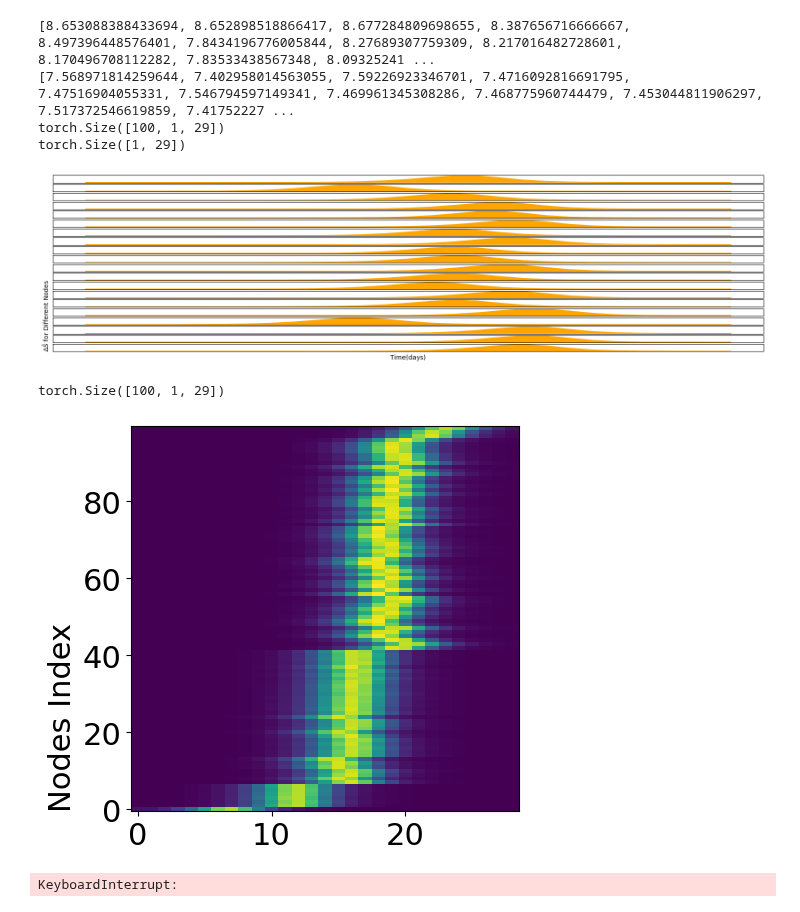
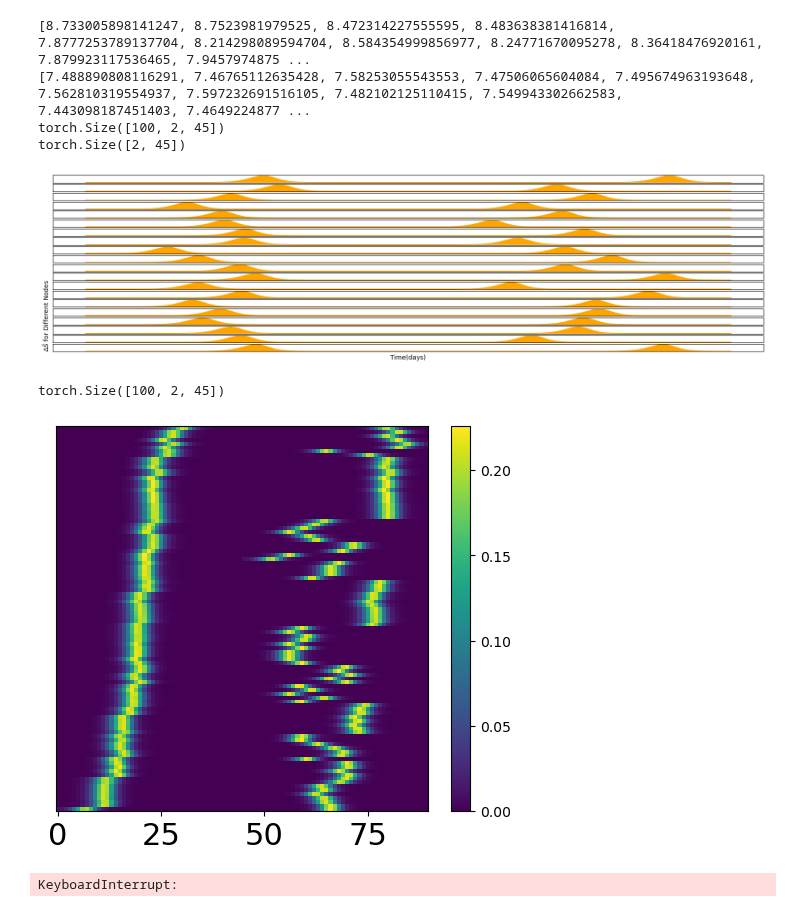
Before and after one commit to bizhili/Topology_Learning_Epis, a Jupyter notebook: test_multi_cities_no_att.ipynb, the cells around one changed output. Saved outputs shown, nothing was run; the diff lists cells and outputs as text; code cells hidden in the pictures.

```diff
--- a/test_multi_cities_no_att.ipynb
+++ b/test_multi_cities_no_att.ipynb
@@ -28,18 +28,18 @@ parser = argparse.ArgumentParser(description='Topology fitting parameters')
 pramameters.add_arguments(parser)
 paras= pramameters.read_arguments(parser)
 #preset
-paras.modelLoad= "AA"
+paras.modelLoad= "ATA"
 
 #realGraphs= ["contious_Africa", "contious_china", "contious_EU", "contious_usa", "mobility_german", "mobility_us"]
 realGraphs2= ["global_air", "us_air"]
 realGraphs3= ["us_air100", "us_air200", "us_air300", "us_air400", "spain_bus", "spain_car", "spain_plane", "spain_train"]
-paras.randomGraph= "ER"
+paras.randomGraph= "RGG"
 paras.weightModel= "identical"
 paras.epoches= 100000
 paras.intense= -1
 paras.seed= 13
 paras.plot= "spring"
-paras.strains= 1
+paras.strains= 2
 paras.dense= 0
 paras.identicalf= 0.01
 paras.n= 100
@@ -67,7 +67,6 @@ if printFlag!=1:
 plotFlag= 1
 
 device= paras.device if torch.cuda.is_available() else "cpu"
-
 
 P= population.population(paras.n, device= device)
 
@@ -177,40 +176,41 @@ if plotFlag==1:
     #plt.title(f"Example of {numPlot} nodes epidemic newly infected.")
 print(divide[i, :].shape)
 # %% [output]
-[8.653088388433694, 8.652898518866417, 8.677284809698655, 8.387656716666667, 8.497396448576401, 7.8434196776005844, 8.27689307759309, 8.217016482728601, 8.170496708112282, 7.83533438567348, 8.09325241 ...
-[7.568971814259644, 7.402958014563055, 7.59226923346701, 7.4716092816691795, 7.47516904055331, 7.546794597149341, 7.469961345308286, 7.468775960744479, 7.453044811906297, 7.517372546619859, 7.41752227 ...
-torch.Size([100, 1, 29])
-torch.Size([1, 29])
+[8.733005898141247, 8.7523981979525, 8.472314227555595, 8.483638381416814, 7.8777253789137704, 8.214298089594704, 8.584354999856977, 8.24771670095278, 8.36418476920161, 7.879923117536465, 7.9457974875 ...
+[7.488890808116291, 7.46765112635428, 7.58253055543553, 7.47506065604084, 7.495674963193648, 7.562810319554937, 7.597232691516105, 7.482102125110415, 7.549943302662583, 7.443098187451403, 7.4649224877 ...
+torch.Size([100, 2, 45])
+torch.Size([2, 45])
-[figure, old version]
+[figure, new version]
 # %%
 def rank_nodes_by_distance(G, source_node):
     # Get distances from the source_node to all other nodes
     distances = nx.single_source_shortest_path_length(G, source_node)
     # Sort nodes by distance from the source_node
     sorted_nodes = sorted(distances.items(), key=lambda x: x[1])
     # Return sorted nodes by their distance (excluding the distance values)
     return [node for node, _ in sorted_nodes]
 
 print(divide.shape)
 nodes_diantance_index= rank_nodes_by_distance(G, randomList[0])
 
 shapeY= divide.shape[0]
 shapeX= divide.shape[1]*divide.shape[2]
 divide2D= divide.reshape(shapeY, shapeX).cpu().detach()
 heatMapDivide2D= divide2D[nodes_diantance_index, :]
-fig, ax = plt.subplots(1, 1, figsize=(5, 5))
+fig, ax = plt.subplots(1, 1, figsize=(6, 5))
 fontsize= 22
-ax.pcolormesh(range(shapeX), range(shapeY), heatMapDivide2D)
+cmap= ax.pcolormesh(range(shapeX), range(shapeY), heatMapDivide2D)
+fig.colorbar(cmap)
 
-plt.ylabel("Nodes Index",  loc='bottom', fontsize= fontsize)
+# plt.ylabel("Nodes Index",  loc='bottom', fontsize= fontsize)
 # plt.xlabel(f"{paras.modelLoad}", fontsize= fontsize)
 # plt.gca().axes.get_xaxis().set_visible(False)
-# plt.gca().axes.get_yaxis().set_visible(False)
+plt.gca().axes.get_yaxis().set_visible(False)
 
 plt.tick_params(axis='both', labelsize=fontsize)
 # %% [output]
-torch.Size([100, 1, 29])
+torch.Size([100, 2, 45])
-[figure, old version]
+[figure, new version]
 # %%
 
 timeHorizon= divide.shape[2]-1
```
Also changed, not shown: parts of 10 cells of this notebook, 6 other files.
